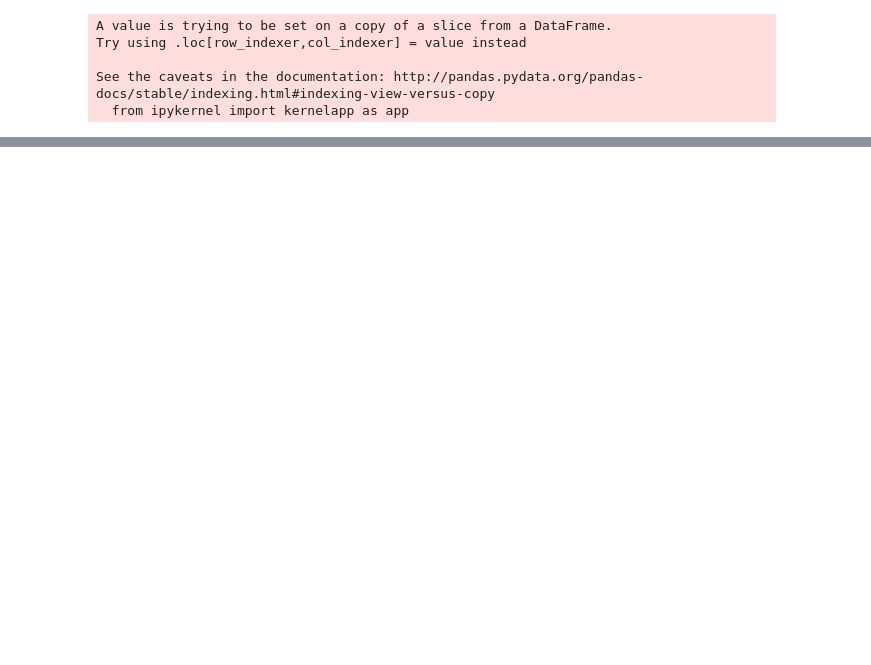
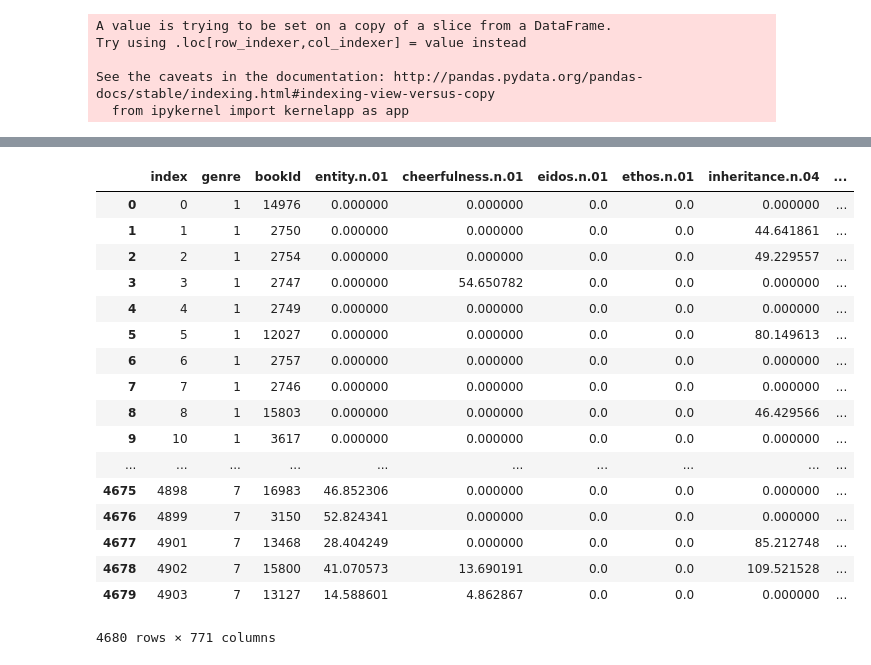
Before and after one commit to abhijeetchauhan/GenreClassification, a Jupyter notebook: Modeling.ipynb, the cells around one changed output, grey strips where cells are left out. Saved outputs shown, nothing was run; the diff lists cells and outputs as text; code cells hidden in the pictures; blank space fills up the shorter version.

```diff
--- a/Modeling.ipynb
+++ b/Modeling.ipynb
@@ -127,0 +156,2 @@ result = pd.merge(left, right, how='inner', on=['key1'])
+# %%
+bigdata = bigdata.reset_index()
@@ -127,0 +192,21 @@ result = pd.merge(left, right, how='inner', on=['key1'])
+# %%
+bigdata
+# %% [output]
+|  | index | genre | bookId | entity.n.01 | cheerfulness.n.01 | eidos.n.01 | ethos.n.01 | inheritance.n.04 | ... |
+| 0 | 0 | 1 | 14976 | 0.000000 | 0.000000 | 0.0 | 0.0 | 0.000000 | ... |
+| 1 | 1 | 1 | 2750 | 0.000000 | 0.000000 | 0.0 | 0.0 | 44.641861 | ... |
+| 2 | 2 | 1 | 2754 | 0.000000 | 0.000000 | 0.0 | 0.0 | 49.229557 | ... |
+| 3 | 3 | 1 | 2747 | 0.000000 | 54.650782 | 0.0 | 0.0 | 0.000000 | ... |
+| 4 | 4 | 1 | 2749 | 0.000000 | 0.000000 | 0.0 | 0.0 | 0.000000 | ... |
+| 5 | 5 | 1 | 12027 | 0.000000 | 0.000000 | 0.0 | 0.0 | 80.149613 | ... |
+| 6 | 6 | 1 | 2757 | 0.000000 | 0.000000 | 0.0 | 0.0 | 0.000000 | ... |
+| 7 | 7 | 1 | 2746 | 0.000000 | 0.000000 | 0.0 | 0.0 | 0.000000 | ... |
+| 8 | 8 | 1 | 15803 | 0.000000 | 0.000000 | 0.0 | 0.0 | 46.429566 | ... |
+| 9 | 10 | 1 | 3617 | 0.000000 | 0.000000 | 0.0 | 0.0 | 0.000000 | ... |
+| ... | ... | ... | ... | ... | ... | ... | ... | ... | ... |
+| 4675 | 4898 | 7 | 16983 | 46.852306 | 0.000000 | 0.0 | 0.0 | 0.000000 | ... |
+| 4676 | 4899 | 7 | 3150 | 52.824341 | 0.000000 | 0.0 | 0.0 | 0.000000 | ... |
+| 4677 | 4901 | 7 | 13468 | 28.404249 | 0.000000 | 0.0 | 0.0 | 85.212748 | ... |
+| 4678 | 4902 | 7 | 15800 | 41.070573 | 13.690191 | 0.0 | 0.0 | 109.521528 | ... |
+| 4679 | 4903 | 7 | 13127 | 14.588601 | 4.862867 | 0.0 | 0.0 | 0.000000 | ... |
+4680 rows × 771 columns
```
Also changed, not shown: parts of 24 cells of this notebook, 1 other file.
